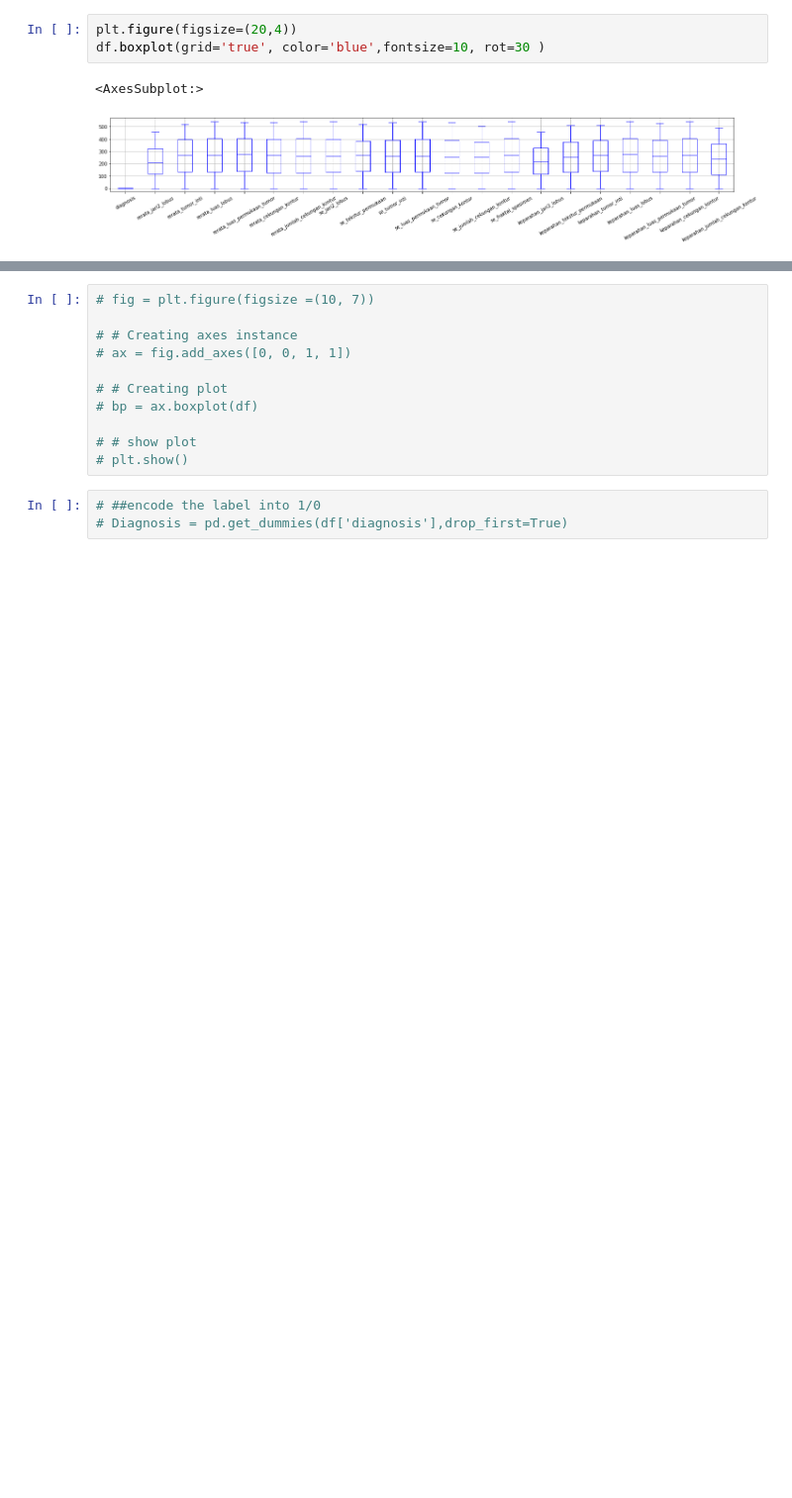
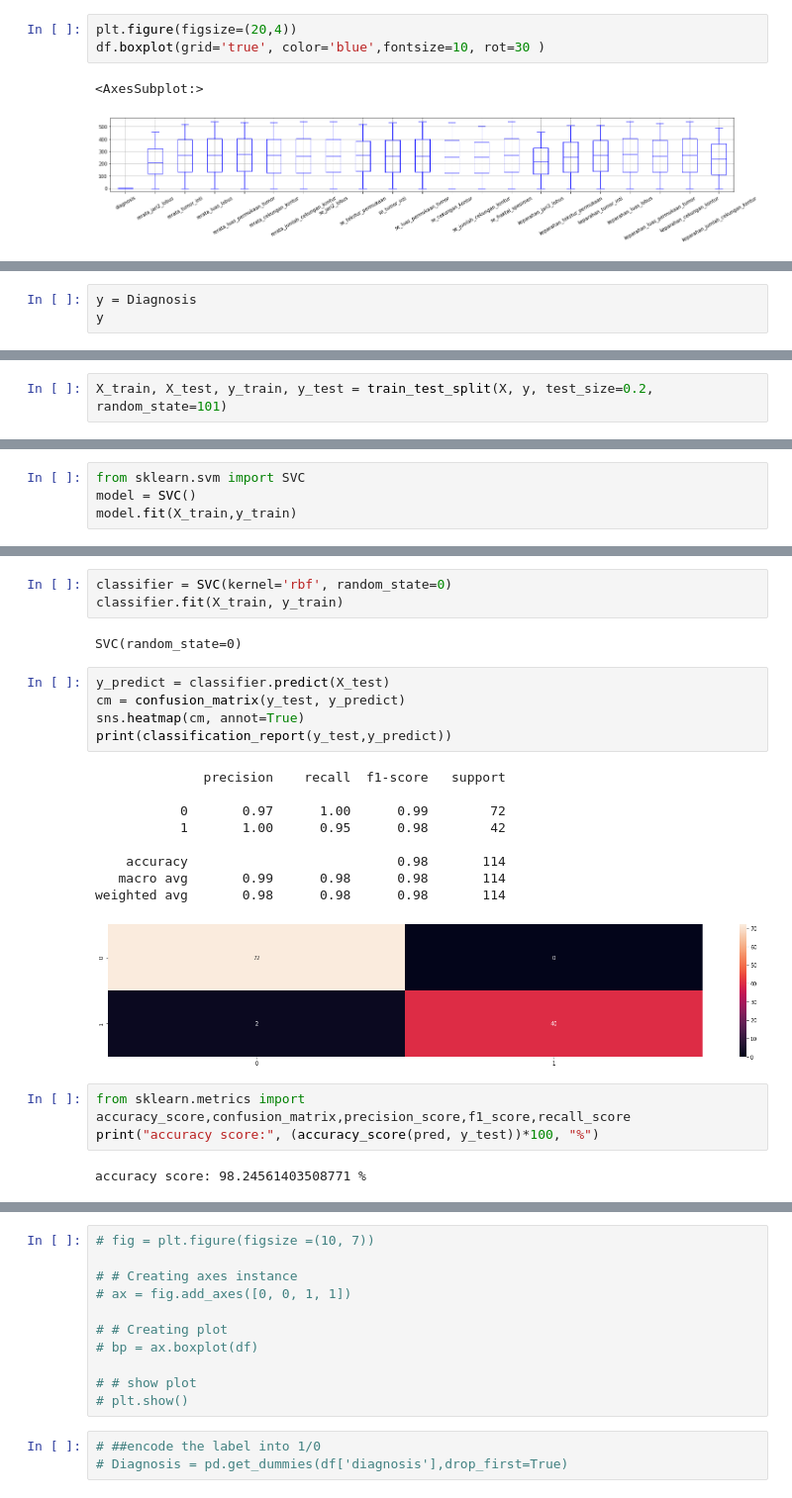
Before and after one commit to Nurtrira06/PROYEK3, a Jupyter notebook: Jupyter/Rename columns & Outliers.ipynb, the cells around one changed output, grey strips where cells are left out. Shown at 99% size. Drawn from its saved outputs; the diff is of its cells as text; blank space fills up the shorter version.

```diff
--- a/Jupyter/Rename columns & Outliers.ipynb
+++ b/Jupyter/Rename columns & Outliers.ipynb
@@ -207,0 +351,3 @@ df.boxplot(grid='true', color='blue',fontsize=10, rot=30 )
+# %%
+y = Diagnosis
+y
@@ -207,0 +368,2 @@ df.boxplot(grid='true', color='blue',fontsize=10, rot=30 )
+# %%
+X_train, X_test, y_train, y_test = train_test_split(X, y, test_size=0.2, random_state=101)
@@ -207,0 +390,4 @@ df.boxplot(grid='true', color='blue',fontsize=10, rot=30 )
+# %%
+from sklearn.svm import SVC
+model = SVC()
+model.fit(X_train,y_train)
@@ -207,0 +426,25 @@ df.boxplot(grid='true', color='blue',fontsize=10, rot=30 )
+# %%
+classifier = SVC(kernel='rbf', random_state=0)
+classifier.fit(X_train, y_train)
+# %% [output]
+SVC(random_state=0)
+# %%
+y_predict = classifier.predict(X_test)
+cm = confusion_matrix(y_test, y_predict)
+sns.heatmap(cm, annot=True)
+print(classification_report(y_test,y_predict))
+# %% [output]
+              precision    recall  f1-score   support
+
+           0       0.97      1.00      0.99        72
+           1       1.00      0.95      0.98        42
+
+    accuracy                           0.98       114
+   macro avg       0.99      0.98      0.98       114
+weighted avg       0.98      0.98      0.98       114
+[figure, added]
+# %%
+from sklearn.metrics import accuracy_score,confusion_matrix,precision_score,f1_score,recall_score
+print("accuracy score:", (accuracy_score(pred, y_test))*100, "%")
+# %% [output]
+accuracy score: 98.24561403508771 %
```
Also changed, not shown: parts of 28 cells of this notebook, 1 other file.
